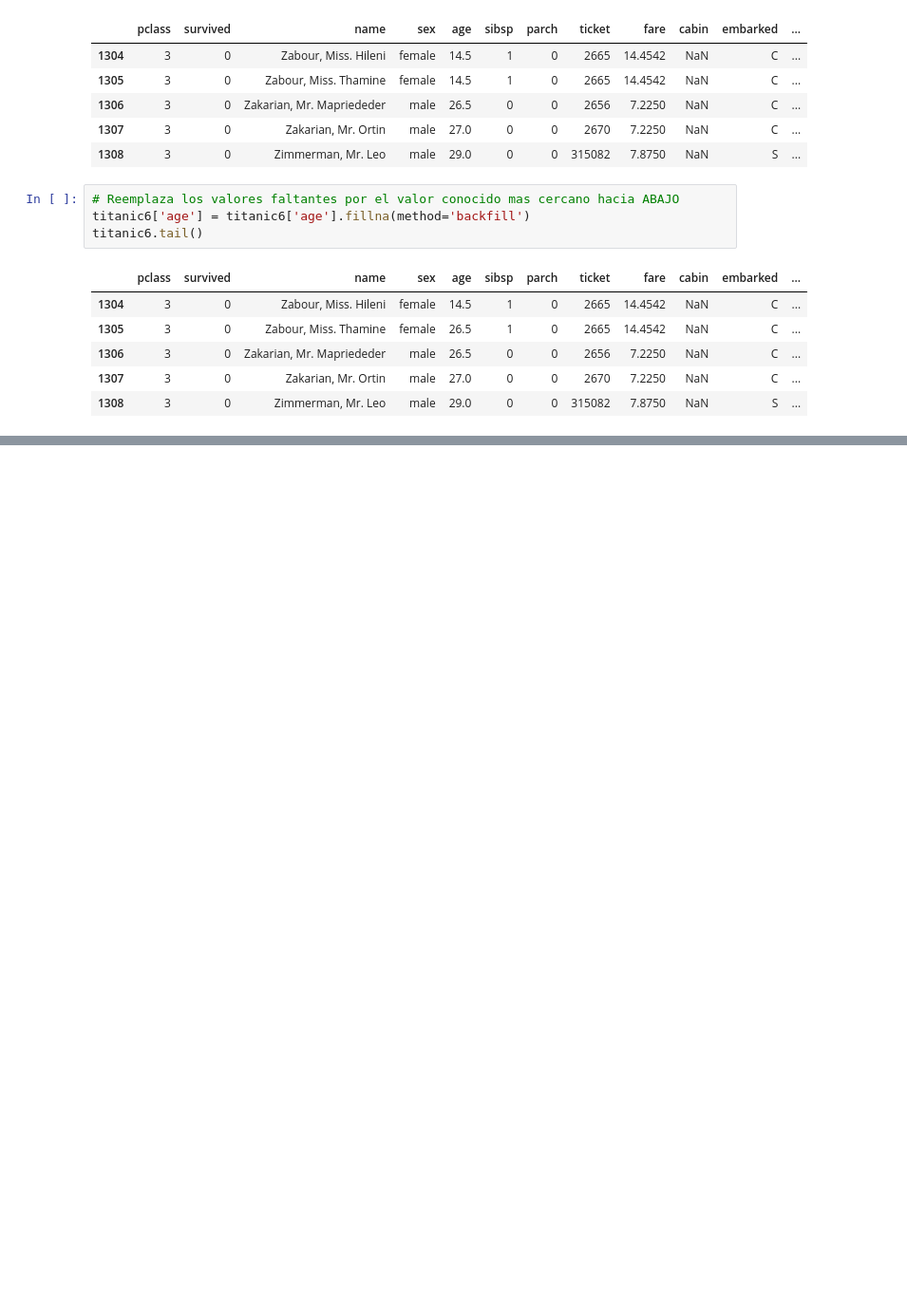
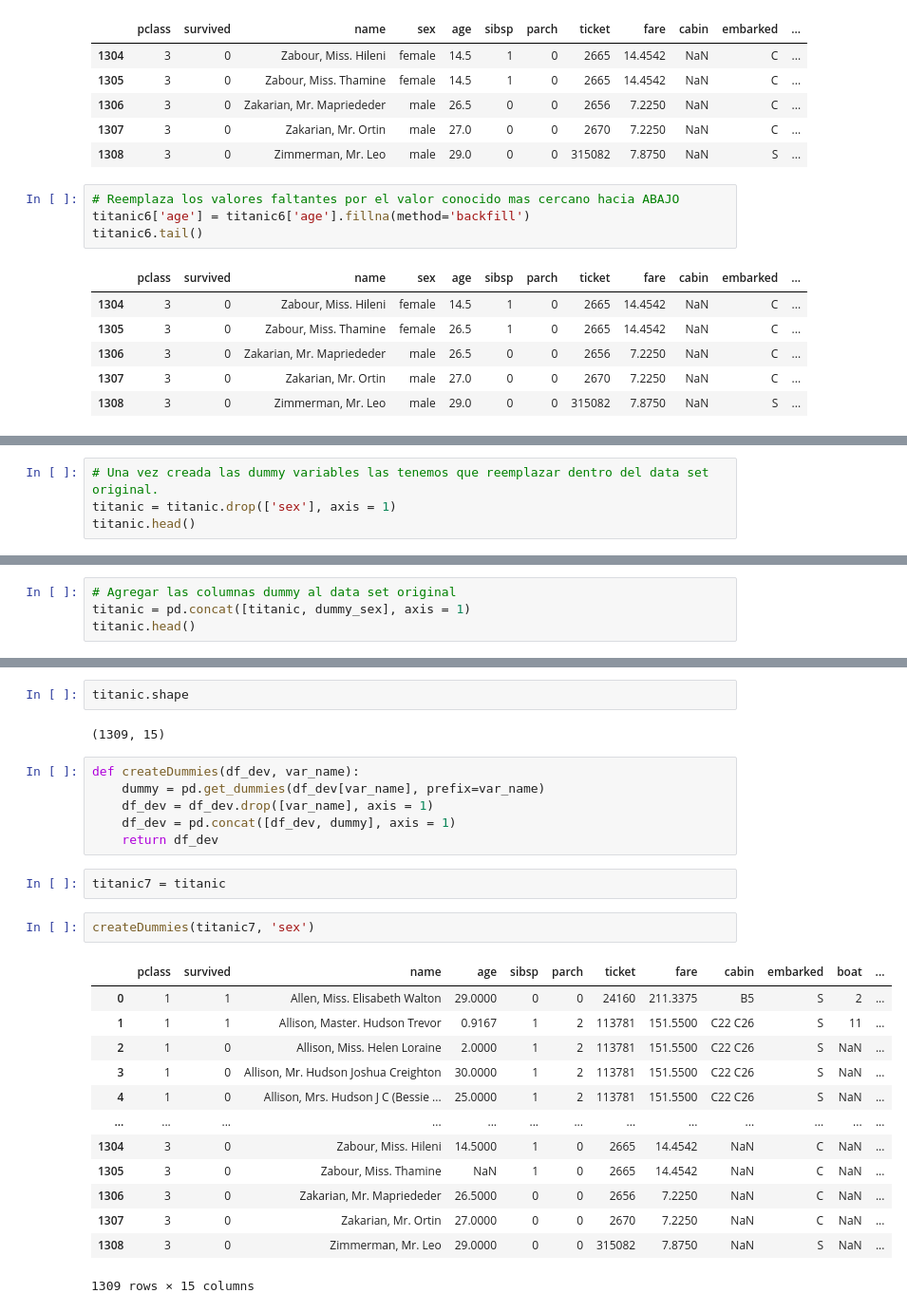
Before and after one commit to LeoD-E1/Datasets, a Jupyter notebook: T1 - 2 - Data Cleaning - Analisis Preliminar de los datos.ipynb, the cells around one changed output, grey strips where cells are left out. Shown: that part at 95% size. Cells and saved outputs as stored; diff of their text form; blank space fills up the shorter version.

Commit message:
terminadas las variables dummies

```diff
--- a/T1 - 2 - Data Cleaning - Analisis Preliminar de los datos.ipynb
+++ b/T1 - 2 - Data Cleaning - Analisis Preliminar de los datos.ipynb
@@ -231,0 +248,4 @@ titanic6.tail()
+# %%
+# Una vez creada las dummy variables las tenemos que reemplazar dentro del data set original.
+titanic = titanic.drop(['sex'], axis = 1)
+titanic.head()
@@ -231,0 +259,4 @@ titanic6.tail()
+# %%
+# Agregar las columnas dummy al data set original
+titanic = pd.concat([titanic, dummy_sex], axis = 1)
+titanic.head()
@@ -231,0 +270,28 @@ titanic6.tail()
+# %%
+titanic.shape
+# %% [output]
+(1309, 15)
+# %%
+def createDummies(df_dev, var_name):
+    dummy = pd.get_dummies(df_dev[var_name], prefix=var_name)
+    df_dev = df_dev.drop([var_name], axis = 1)
+    df_dev = pd.concat([df_dev, dummy], axis = 1)
+    return df_dev
+# %%
+titanic7 = titanic
+# %%
+createDummies(titanic7, 'sex')
+# %% [output]
+|  | pclass | survived | name | age | sibsp | parch | ticket | fare | cabin | embarked | boat | ... |
+| 0 | 1 | 1 | Allen, Miss. Elisabeth Walton | 29.0000 | 0 | 0 | 24160 | 211.3375 | B5 | S | 2 | ... |
+| 1 | 1 | 1 | Allison, Master. Hudson Trevor | 0.9167 | 1 | 2 | 113781 | 151.5500 | C22 C26 | S | 11 | ... |
+| 2 | 1 | 0 | Allison, Miss. Helen Loraine | 2.0000 | 1 | 2 | 113781 | 151.5500 | C22 C26 | S | NaN | ... |
+| 3 | 1 | 0 | Allison, Mr. Hudson Joshua Creighton | 30.0000 | 1 | 2 | 113781 | 151.5500 | C22 C26 | S | NaN | ... |
+| 4 | 1 | 0 | Allison, Mrs. Hudson J C (Bessie ... | 25.0000 | 1 | 2 | 113781 | 151.5500 | C22 C26 | S | NaN | ... |
+| ... | ... | ... | ... | ... | ... | ... | ... | ... | ... | ... | ... | ... |
+| 1304 | 3 | 0 | Zabour, Miss. Hileni | 14.5000 | 1 | 0 | 2665 | 14.4542 | NaN | C | NaN | ... |
+| 1305 | 3 | 0 | Zabour, Miss. Thamine | NaN | 1 | 0 | 2665 | 14.4542 | NaN | C | NaN | ... |
+| 1306 | 3 | 0 | Zakarian, Mr. Mapriededer | 26.5000 | 0 | 0 | 2656 | 7.2250 | NaN | C | NaN | ... |
+| 1307 | 3 | 0 | Zakarian, Mr. Ortin | 27.0000 | 0 | 0 | 2670 | 7.2250 | NaN | C | NaN | ... |
+| 1308 | 3 | 0 | Zimmerman, Mr. Leo | 29.0000 | 0 | 0 | 315082 | 7.8750 | NaN | S | NaN | ... |
+1309 rows × 15 columns
```
Also changed, not shown: parts of 4 cells of this notebook.
